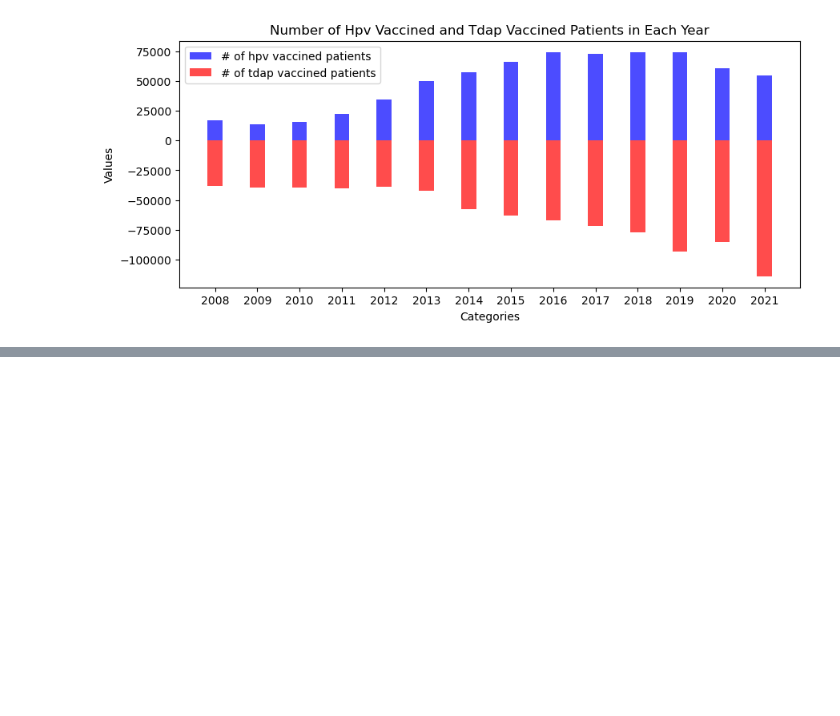
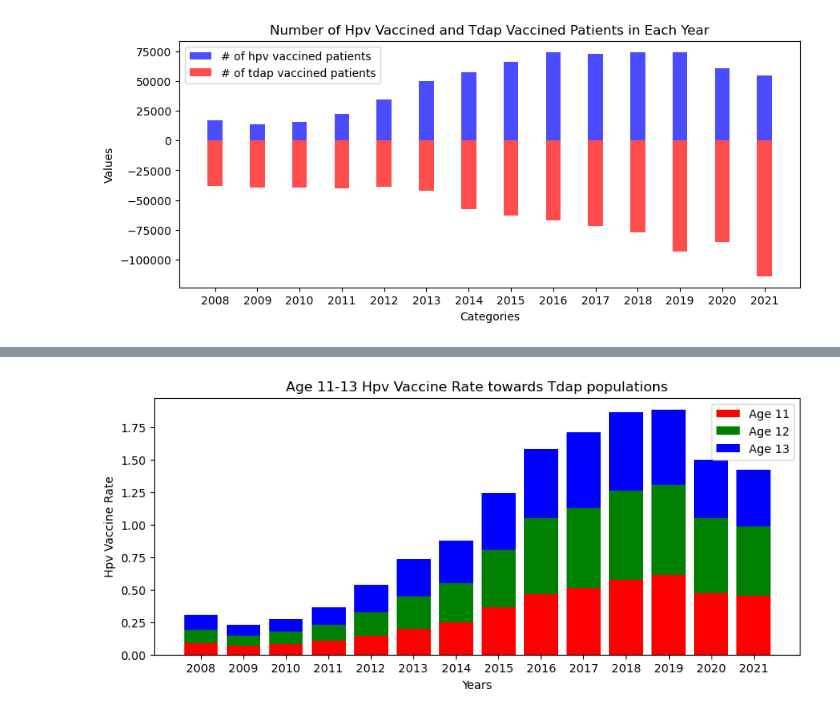
Before and after one commit to ZihanDing/EHR_project, a Jupyter notebook: HpvVaccine/NYSIIS_analysis.ipynb, the cells around one changed output, grey strips where cells are left out. Cells and saved outputs as stored; diff of their text form; code cells hidden in the pictures; blank space fills up the shorter version.

```diff
--- a/HpvVaccine/NYSIIS_analysis.ipynb
+++ b/HpvVaccine/NYSIIS_analysis.ipynb
@@ -1113,0 +1114,30 @@ plt.show()
+# %%
+
+categories = years
+values1 = np.array(grouped_hpv11['count'])/np.array(grouped_tdap['count'])
+values2 = np.array(grouped_hpv12['count'])/np.array(grouped_tdap['count'])
+values3 = np.array(grouped_hpv13['count'])/np.array(grouped_tdap['count'])
+
+x = categories
+plt.figure(figsize=(10, 4))
+
+plt.bar(x, values1, label='Age 11', color='red')
+
+plt.bar(x, values2, label='Age 12', color='green', bottom=values1)
+
+plt.bar(x, values3, label='Age 13', color='blue', bottom=np.add(values1, values2))
+
+
+plt.xlabel('Years')
+
+plt.ylabel('Hpv Vaccine Rate')
+
+plt.xticks(x, categories)
+
+plt.legend()
+
+plt.title('Age 11-13 Hpv Vaccine Rate towards Tdap populations')
+
+plt.show()
+# %% [output]
+[figure, added]
```
Also changed, not shown: parts of 112 cells of this notebook.
